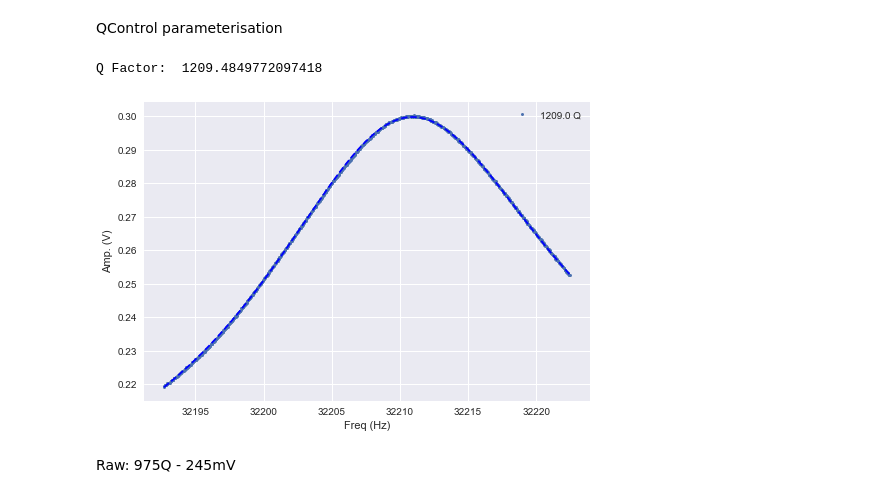
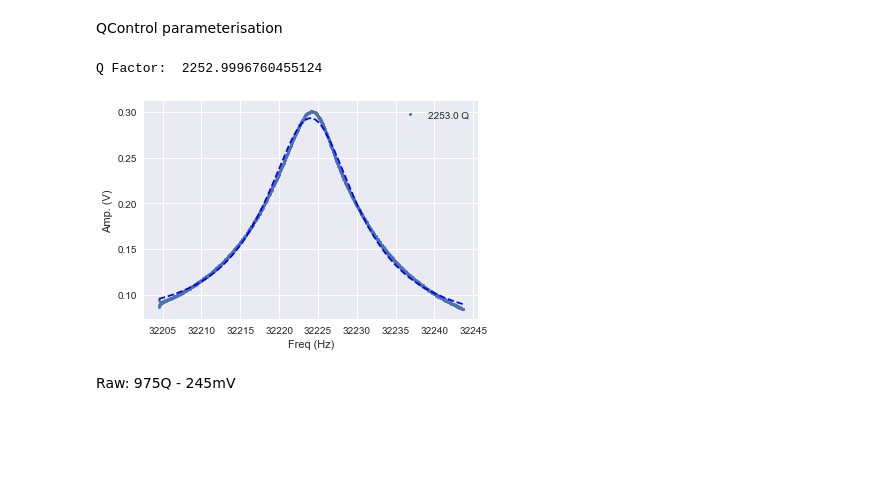
Before and after one commit to sriharijayaram5/qudi, a Jupyter notebook: notebooks/Measurement_Control/AFM tip resonance viewer - find QFactor and plot.ipynb, the cells around one changed output. Cells and saved outputs as stored; diff of their text form; code cells hidden in the pictures; blank space fills up the shorter version.

```diff
--- a/notebooks/Measurement_Control/AFM tip resonance viewer - find QFactor and plot.ipynb
+++ b/notebooks/Measurement_Control/AFM tip resonance viewer - find QFactor and plot.ipynb
@@ -12,7 +12,7 @@ from lmfit import Model
 from lmfit.models import GaussianModel, ConstantModel
 import matplotlib.pyplot as plt
 from lmfit.models import LinearModel, LorentzianModel, PseudoVoigtModel, SkewedGaussianModel, VoigtModel, DonaichModel
-fname = f"G:\\Data\\AFM_Daisy\\CA_248[3]-ca_1-Calibration Amplitude.csv"
+fname = f"G:\\Data\\AFM_Daisy\\CA_254[2]-ca_1-Calibration Amplitude.csv"
 
 data = np.loadtxt(fname, skiprows=7, delimiter=";")
 # print(data)
@@ -56,35 +56,35 @@ for i in range(n):
 
     pars = offset.make_params(c=np.min(y))
     amp_guess = np.max(y)-np.min(y)
     center_guess = xval[np.argmax(yval)]
     pars += peak.guess(yval, x=xval)#, amplitude=amp_guess, center=center_guess)
 #     pars['amplitude'].set(value=amp_guess, vary=True, expr='')
     pars['center'].set(value=center_guess, vary=True, expr='')
 
     result = model.fit(yval, pars, x=xval)
 #     print(result.fit_report())
     qf = result.params['center']/result.params['fwhm']
     plt.plot(xval, yval, 'o', ms=3, label=f'{round(qf,0)} Q')
 
     plt.plot(xval, result.best_fit, 'b--')
     tip_name='A-T15-05'
     date=time.strftime(' %d/%m/%y')
     #plt.title('$A_{exc}$ = 913mV,800m - 3.12V,901m - 3.06V,904m - 3.06V,904m at 161deg QC Phase'+f'\n{tip_name} on {date}')
 #     plt.title('$A_{exc}$ = 197mV'+f'\n{tip_name} in cryostat 2K on {date}')
 #     plt.title('$A_{exc}$ = 32mV, -20dB, 180deg 946m QControl False'+f'\n{tip_name} in cryostat 2K on {date}')
     plt.xlabel('Freq (Hz)')
     plt.ylabel('Amp. (V)')
     plt.legend()
 
     print("Q Factor: ", qf)
 
     # add subplots for interactive plots
     pyqt_plot_obj.append(layout.addPlot(i,0))
     pyqt_plot_obj[i].addLegend()
     pyqt_plot_obj[i].plot(xval, yval, name=f'p{i}')
 # %% [output]
-Q Factor:  1209.4849772097418
+Q Factor:  2252.9996760455124
-[figure, old version]
+[figure, new version]
 # %% [markdown]
 Raw: 975Q - 245mV
 # %%
```
Also changed, not shown: 4 other files.
